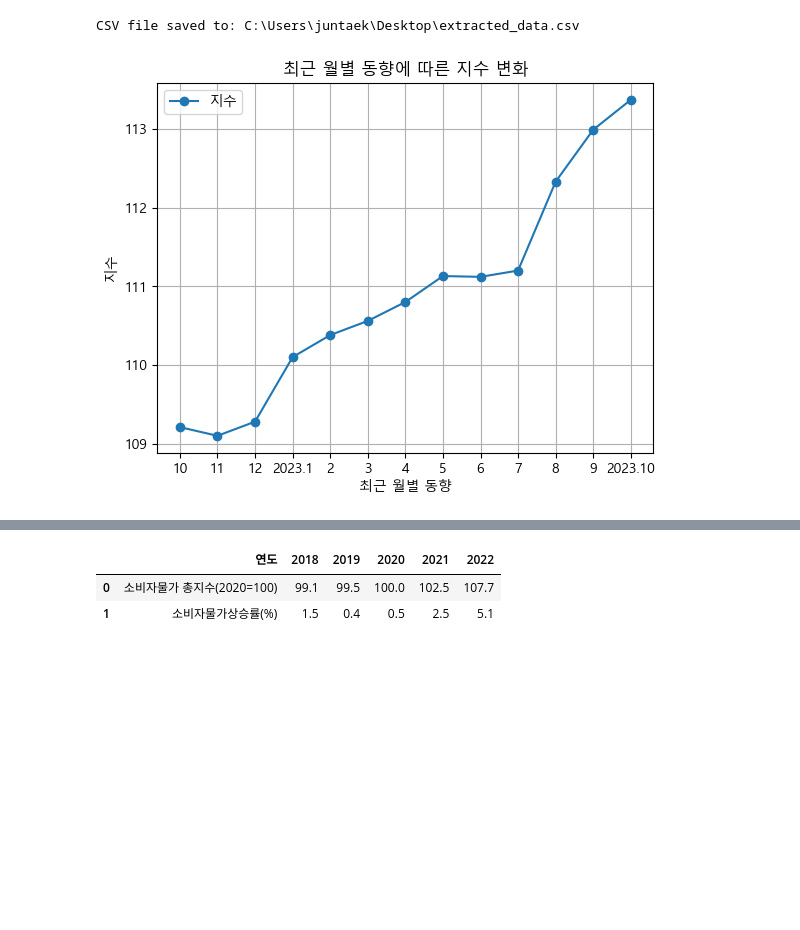
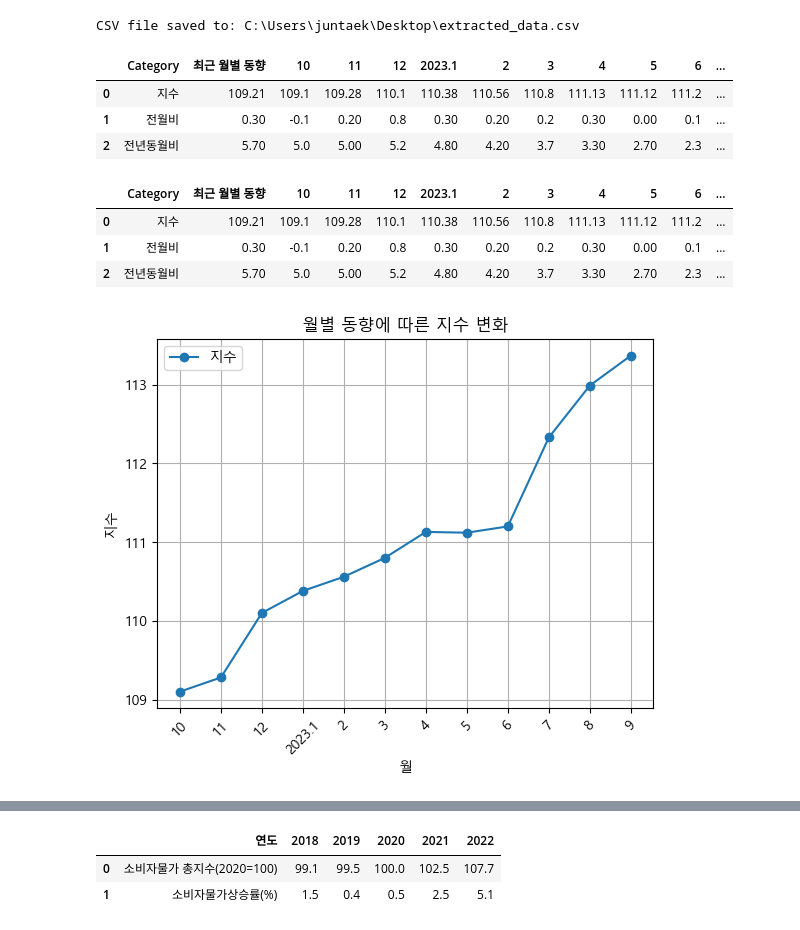
Before and after one commit to chan2-plc/data_police, a Jupyter notebook: cpi지수 (1).ipynb, the cells around one changed output, grey strips where cells are left out. Saved outputs shown, nothing was run; the diff lists cells and outputs as text; code cells hidden in the pictures; blank space fills up the shorter version.

```diff
--- a/cpi지수 (1).ipynb
+++ b/cpi지수 (1).ipynb
@@ -77,38 +78,43 @@ with open(csv_file_path, 'w', newline='', encoding='utf-8') as csv_file:
 print(f"CSV file saved to: {csv_file_path}")
 # %% [output]
 CSV file saved to: C:\Users\juntaek\Desktop\extracted_data.csv
-# %%
-headers = ['최근 월별 동향', '10', '11', '12', '2023.1', '2', '3', '4', '5', '6', '7', '8', '9', '2023.10']
-data = {
-    '지수': ['109.21', '109.10', '109.28', '110.10', '110.38', '110.56', '110.80', '111.13', '111.12', '111.20', '112.33', '112.99', '113.37']
-}
-
-import platform
-
-if platform.system() == 'Windows':
-    plt.rc('font', family='Malgun Gothic')
-elif platform.system() == 'Darwin': # Mac
-    plt.rc('font', family='AppleGothic')
-else: #linux
-    plt.rc('font', family='NanumGothic')
-
-fig, ax = plt.subplots()
-
-x_values = headers[1:]
-y_values = list(map(float, data['지수']))
-
-ax.plot(x_values, y_values, marker='o', label='지수')
-
-ax.set_xlabel('최근 월별 동향')
-ax.set_ylabel('지수')
-ax.set_title('최근 월별 동향에 따른 지수 변화')
-
-ax.grid(True)
-ax.legend()
-
-plt.show()
-# %% [output]
-[figure, removed]
+# %%
+month_cpi=pd.read_csv("extracted_data.csv", thousands = ',',encoding='UTF-8')
+month_cpi
+# %% [output]
+|  | Category | 최근 월별 동향 | 10 | 11 | 12 | 2023.1 | 2 | 3 | 4 | 5 | 6 | ... |
+| 0 | 지수 | 109.21 | 109.1 | 109.28 | 110.1 | 110.38 | 110.56 | 110.8 | 111.13 | 111.12 | 111.2 | ... |
+| 1 | 전월비 | 0.30 | -0.1 | 0.20 | 0.8 | 0.30 | 0.20 | 0.2 | 0.30 | 0.00 | 0.1 | ... |
+| 2 | 전년동월비 | 5.70 | 5.0 | 5.00 | 5.2 | 4.80 | 4.20 | 3.7 | 3.30 | 2.70 | 2.3 | ... |
+# %%
+month_cpi.dropna(how='all',axis=1,inplace=True)
+month_cpi
+# %% [output]
+|  | Category | 최근 월별 동향 | 10 | 11 | 12 | 2023.1 | 2 | 3 | 4 | 5 | 6 | ... |
+| 0 | 지수 | 109.21 | 109.1 | 109.28 | 110.1 | 110.38 | 110.56 | 110.8 | 111.13 | 111.12 | 111.2 | ... |
+| 1 | 전월비 | 0.30 | -0.1 | 0.20 | 0.8 | 0.30 | 0.20 | 0.2 | 0.30 | 0.00 | 0.1 | ... |
+| 2 | 전년동월비 | 5.70 | 5.0 | 5.00 | 5.2 | 4.80 | 4.20 | 3.7 | 3.30 | 2.70 | 2.3 | ... |
+# %%
+import matplotlib.pyplot as plt
+
+month_cpi_melted = month_cpi.melt(id_vars=['Category', '최근 월별 동향'], var_name='Month', value_name='Value')
+
+selected_data = month_cpi_melted[month_cpi_melted['Category'] == '지수']
+
+plt.plot(selected_data['Month'], selected_data['Value'], marker='o', linestyle='-', label='지수')
+
+plt.xticks(rotation=45)
+
+plt.xlabel('월')
+plt.ylabel('지수')
+plt.title('월별 동향에 따른 지수 변화')
+
+plt.grid(True)
+plt.legend()
+
+plt.show()
+# %% [output]
+[figure, added]
 # %%
 cpi=pd.read_excel(r'C:\Users\juntaek\Desktop\소비자물가지수.xlsx')
 cpi
```
Also changed, not shown: parts of 3 cells of this notebook, 1 other file.
